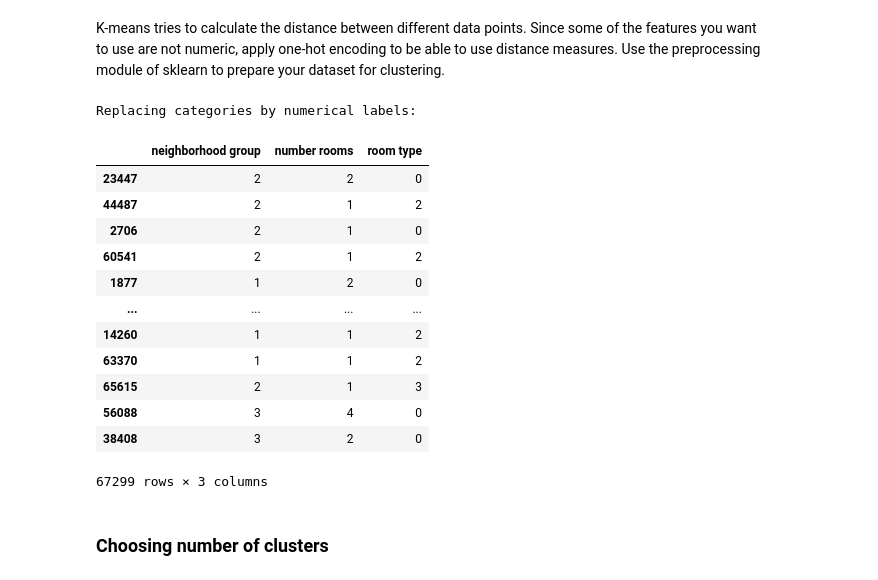
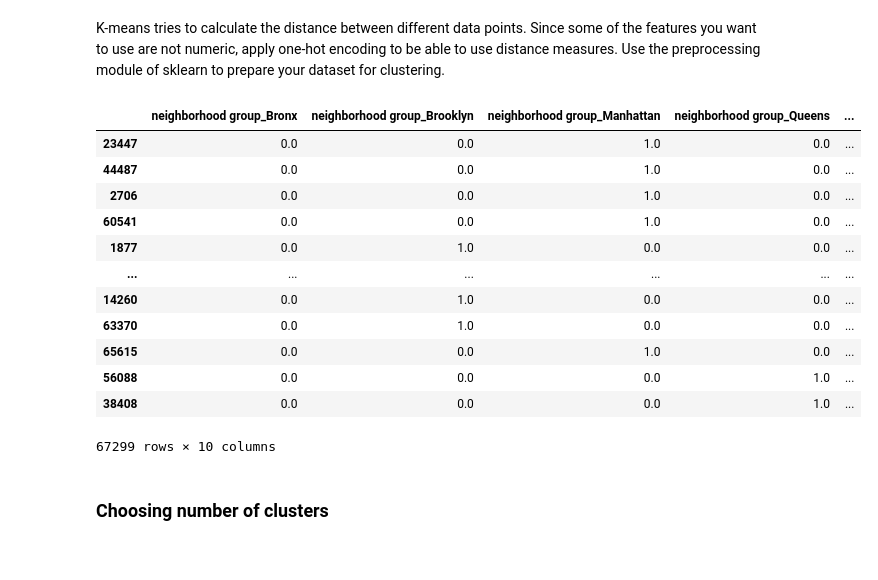
Before and after one commit to mnghiap/ids22, a Jupyter notebook: assignment1/assignment_1.ipynb, the cells around one changed output. Cells and saved outputs as stored; diff of their text form; code cells hidden in the pictures.

```diff
--- a/assignment1/assignment_1.ipynb
+++ b/assignment1/assignment_1.ipynb
@@ -710,45 +700,42 @@ K-means tries to calculate the distance between different data points. Since som
 # %%
 # Your answer goes here
 from sklearn.preprocessing import LabelEncoder, OneHotEncoder
 
 # one hot encoding for neighborhood group, room type (non numeric)
 
 #apply the one hot encoder
 encoder = OneHotEncoder(categories='auto')
 encoder.fit(df_cleaned[['neighborhood group', 'room type']])
 oneHot = encoder.transform(df_cleaned[['neighborhood group', 'room type']]).toarray()
 
-# encode labels with value between 0 and n_classes-1
-encoder = LabelEncoder()
-oneHot_with_label = df_cleaned[['neighborhood group', 'room type']].apply(encoder.fit_transform)
-print('Replacing categories by numerical labels: ')
-
-# Split to X (features) and y (target)
-# X = ['number rooms', 'neighborhood group', 'room type'], y='price'
-X_cluster, y_cluster = oneHot_with_label.join(df_cleaned['number rooms']), df_cleaned['price']
-
-# IMPORTANT: Make sure column orders of X stays the same
-X_cluster = X_cluster[sorted(X_cluster.columns)]
+one_hot_cols = encoder.get_feature_names_out(encoder.feature_names_in_)
+X_cluster = pd.DataFrame(
+    index = df_cleaned.index,
+    data = oneHot,
+    columns = one_hot_cols
+)
+X_cluster['number rooms'] = df_cleaned['number rooms']
+y_cluster = df_cleaned['price']
 
 # Train test split with skrt learn
 X_train_cluster, X_test_cluster, y_train_cluster, y_test_cluster = train_test_split(X_cluster, y_cluster, test_size=0.05, random_state=RANDOM_SEED)
 
+# X_train_cluster
 X_train_cluster
 # %% [output]
+|  | neighborhood group_Bronx | neighborhood group_Brooklyn | neighborhood group_Manhattan | neighborhood group_Queens | ... |
+| 23447 | 0.0 | 0.0 | 1.0 | 0.0 | ... |
+| 44487 | 0.0 | 0.0 | 1.0 | 0.0 | ... |
+| 2706 | 0.0 | 0.0 | 1.0 | 0.0 | ... |
+| 60541 | 0.0 | 0.0 | 1.0 | 0.0 | ... |
+| 1877 | 0.0 | 1.0 | 0.0 | 0.0 | ... |
+| ... | ... | ... | ... | ... | ... |
+| 14260 | 0.0 | 1.0 | 0.0 | 0.0 | ... |
+| 63370 | 0.0 | 1.0 | 0.0 | 0.0 | ... |
+| 65615 | 0.0 | 0.0 | 1.0 | 0.0 | ... |
+| 56088 | 0.0 | 0.0 | 0.0 | 1.0 | ... |
+| 38408 | 0.0 | 0.0 | 0.0 | 1.0 | ... |
-Replacing categories by numerical labels:
+67299 rows × 10 columns
-|  | neighborhood group | number rooms | room type |
-| 23447 | 2 | 2 | 0 |
-| 44487 | 2 | 1 | 2 |
-| 2706 | 2 | 1 | 0 |
-| 60541 | 2 | 1 | 2 |
-| 1877 | 1 | 2 | 0 |
-| ... | ... | ... | ... |
-| 14260 | 1 | 1 | 2 |
-| 63370 | 1 | 1 | 2 |
-| 65615 | 2 | 1 | 3 |
-| 56088 | 3 | 4 | 0 |
-| 38408 | 3 | 2 | 0 |
-67299 rows × 3 columns
 # %% [markdown]
 ### Choosing number of clusters
 # %% [markdown]
```
Also changed, not shown: parts of 36 cells of this notebook.
